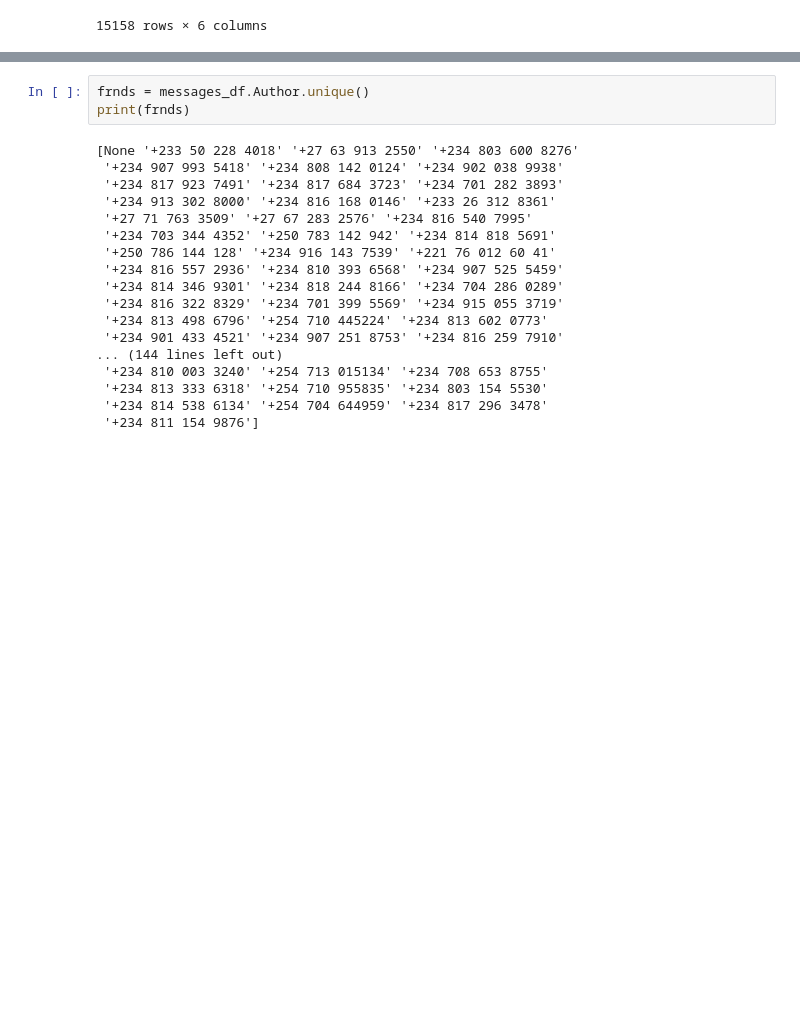
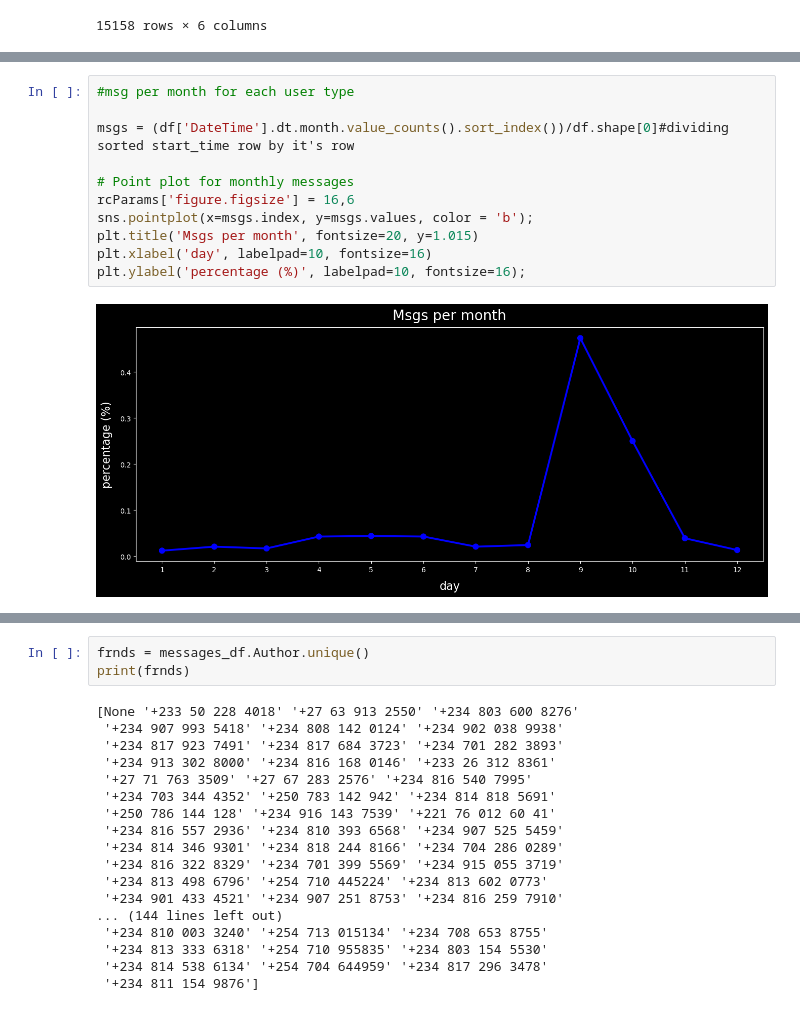
Before and after one commit to bakasheddy/Whatsapp-analysis, a Jupyter notebook: Whatsapp_analysis.ipynb, the cells around one changed output, grey strips where cells are left out. Saved outputs shown, nothing was run; the diff lists cells and outputs as text; blank space fills up the shorter version.

```diff
--- a/Whatsapp_analysis.ipynb
+++ b/Whatsapp_analysis.ipynb
@@ -318,3 +318,16 @@ plt.xlabel('day', labelpad=10, fontsize=16)
 plt.ylabel('percentage (%)', labelpad=10, fontsize=16);
 # %% [output]
 [figure]
+# %%
+#msg per month for each user type
+
+msgs = (df['DateTime'].dt.month.value_counts().sort_index())/df.shape[0]#dividing sorted start_time row by it's row
+
+# Point plot for monthly messages
+rcParams['figure.figsize'] = 16,6
+sns.pointplot(x=msgs.index, y=msgs.values, color = 'b');
+plt.title('Msgs per month', fontsize=20, y=1.015)
+plt.xlabel('day', labelpad=10, fontsize=16)
+plt.ylabel('percentage (%)', labelpad=10, fontsize=16);
+# %% [output]
+[figure, added]
```
Also changed, not shown: parts of 5 cells of this notebook.
